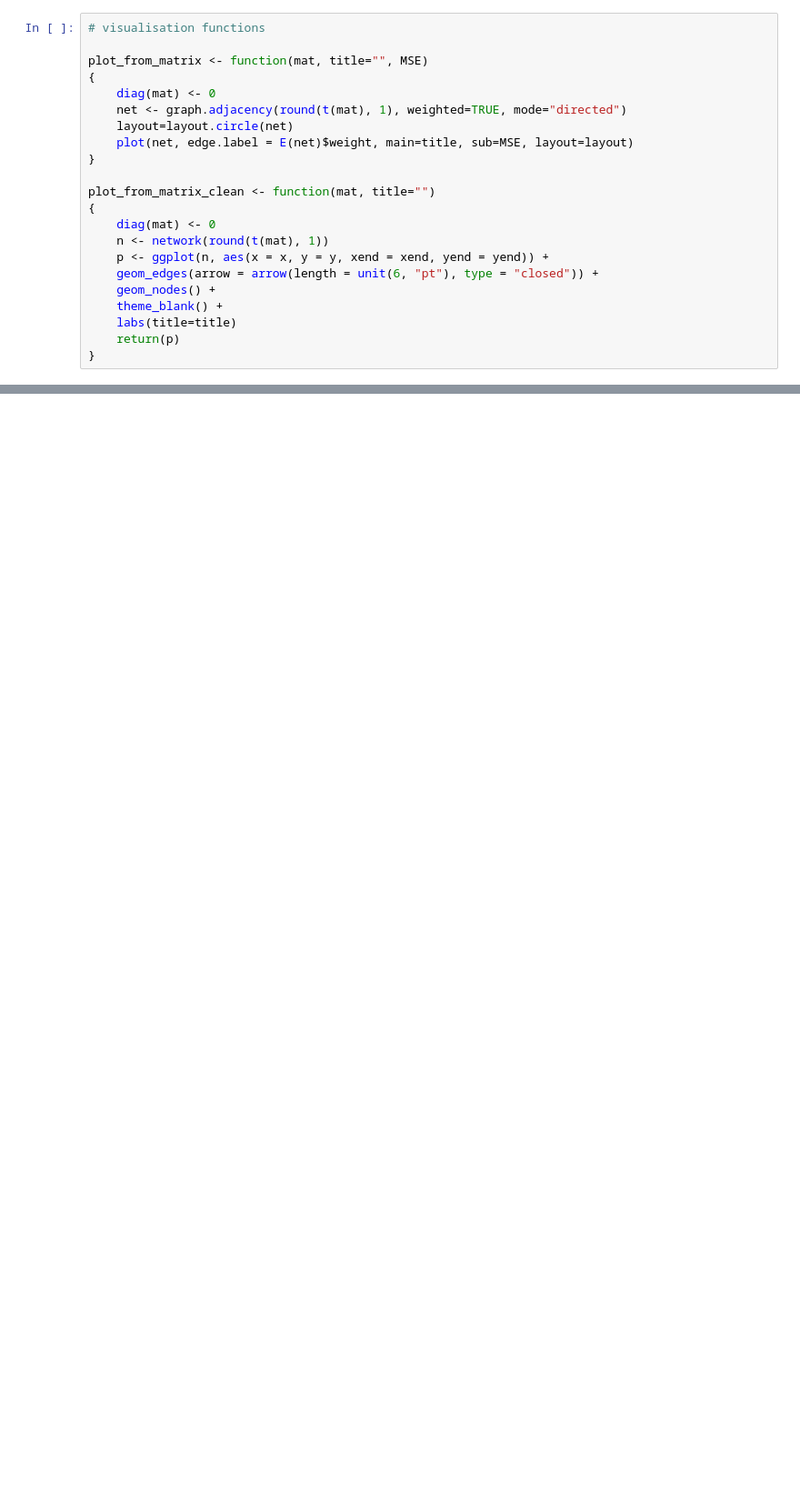
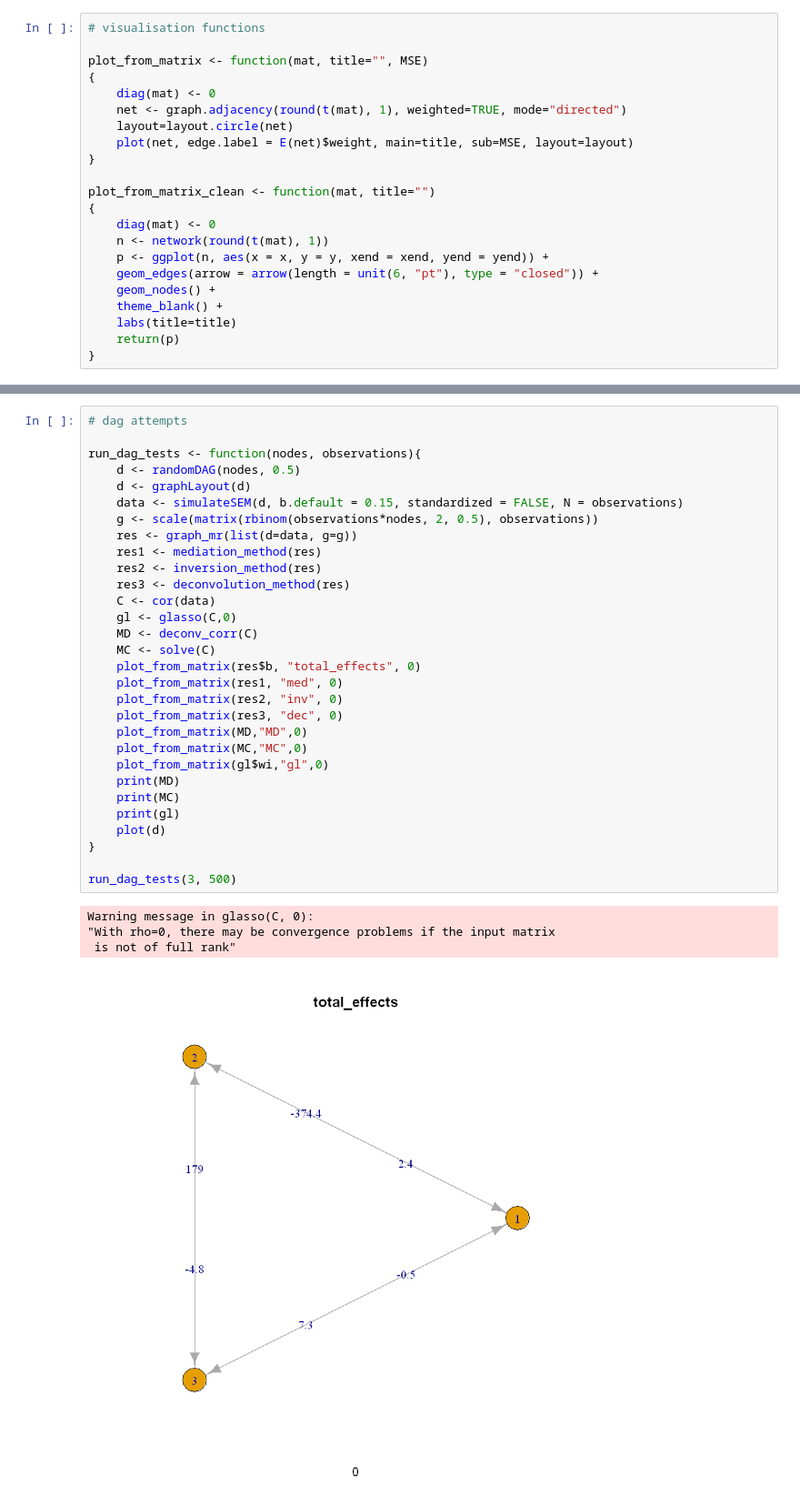
Before and after one commit to explodecomputer/graph_mr, a Jupyter notebook: working_notebook.ipynb, the cells around one changed output, grey strips where cells are left out. Shown at 91% size. Drawn from its saved outputs; the diff is of its cells as text; blank space fills up the shorter version.

```diff
--- a/working_notebook.ipynb
+++ b/working_notebook.ipynb
@@ -446,0 +470,35 @@ do_test(1000, 4, 50000, 0, 1, 4)
+# %%
+# dag attempts
+
+run_dag_tests <- function(nodes, observations){
+    d <- randomDAG(nodes, 0.5)
+    d <- graphLayout(d)
+    data <- simulateSEM(d, b.default = 0.15, standardized = FALSE, N = observations)
+    g <- scale(matrix(rbinom(observations*nodes, 2, 0.5), observations))
+    res <- graph_mr(list(d=data, g=g))
+    res1 <- mediation_method(res)
+    res2 <- inversion_method(res)
+    res3 <- deconvolution_method(res)
+    C <- cor(data)
+    gl <- glasso(C,0)
+    MD <- deconv_corr(C)
+    MC <- solve(C)
+    plot_from_matrix(res$b, "total_effects", 0)
+    plot_from_matrix(res1, "med", 0)
+    plot_from_matrix(res2, "inv", 0)
+    plot_from_matrix(res3, "dec", 0)
+    plot_from_matrix(MD,"MD",0)
+    plot_from_matrix(MC,"MC",0)
+    plot_from_matrix(gl$wi,"gl",0)
+    print(MD)
+    print(MC)
+    print(gl)
+    plot(d)
+}
+
+run_dag_tests(3, 500)
+# %% [output]
+Warning message in glasso(C, 0):
+"With rho=0, there may be convergence problems if the input matrix
+ is not of full rank"
+[figure, added]
```
Also changed, not shown: parts of 4 cells of this notebook.
